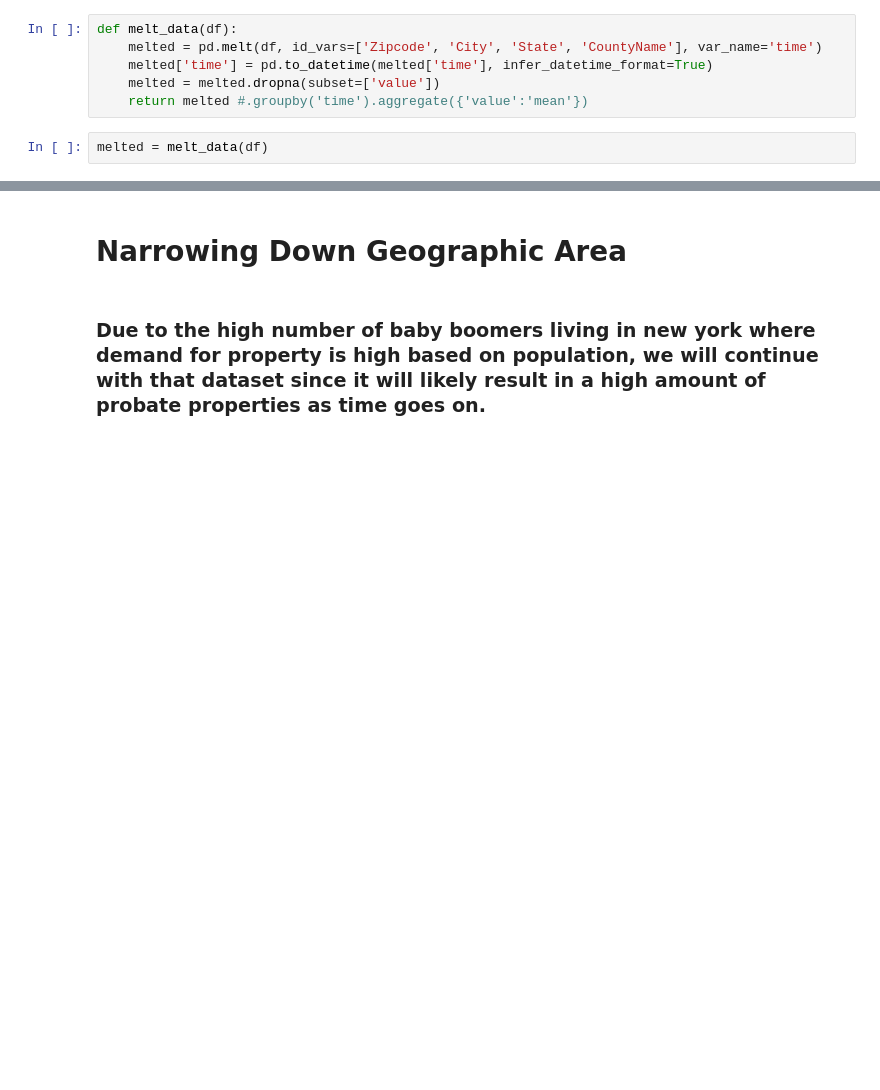
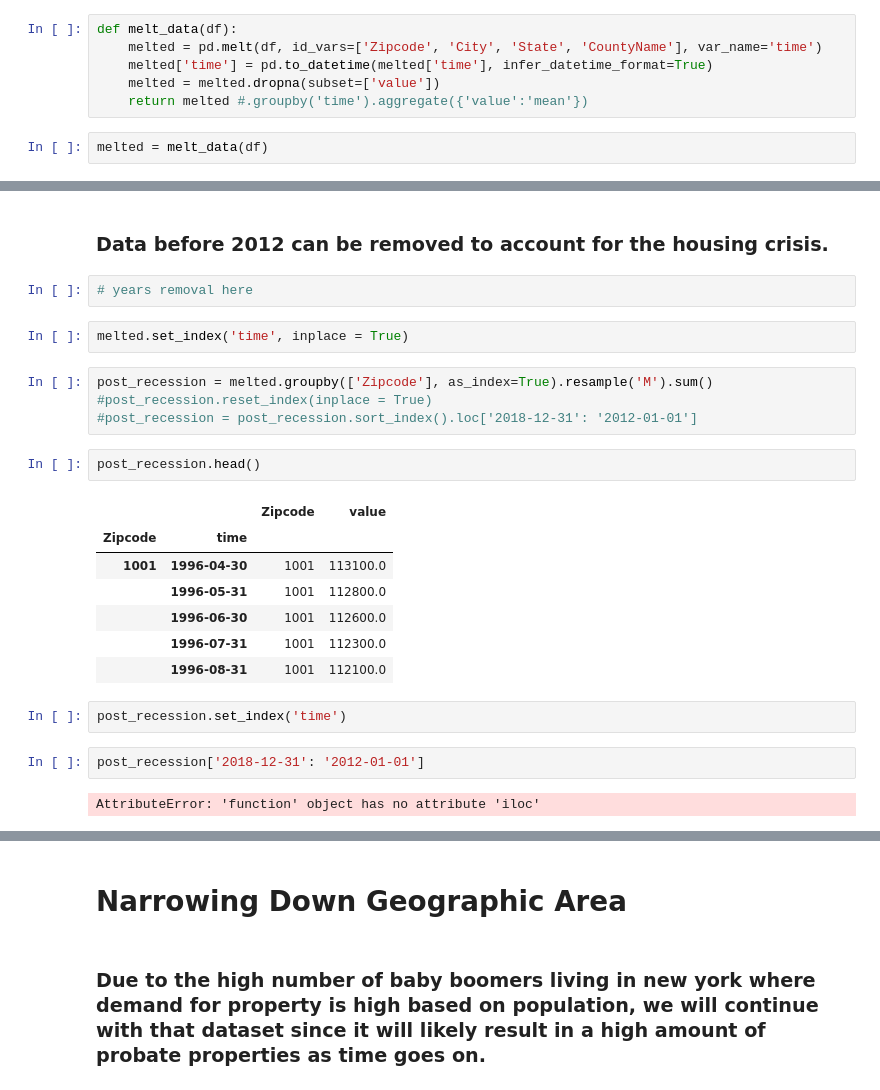
Before and after one commit to learn-co-curriculum/dsc-phase-4-project, a Jupyter notebook: time-series/starter_notebook.ipynb, the cells around one changed output, grey strips where cells are left out. Drawn from its saved outputs; the diff is of its cells as text; blank space fills up the shorter version.

```diff
--- a/time-series/starter_notebook.ipynb
+++ b/time-series/starter_notebook.ipynb
@@ -261,3 +163,29 @@ melted.head()
+# %% [markdown]
+### Data before 2012 can be removed to account for the housing crisis.
+# %%
+# years removal here
+# %%
+melted.set_index('time', inplace = True)
+# %%
+post_recession = melted.groupby(['Zipcode'], as_index=True).resample('M').sum()
+#post_recession.reset_index(inplace = True)
+#post_recession = post_recession.sort_index().loc['2018-12-31': '2012-01-01']
+# %%
+post_recession.head()
+# %% [output]
+|  |  | Zipcode | value |
+| Zipcode | time |  |  |
+| 1001 | 1996-04-30 | 1001 | 113100.0 |
+|  | 1996-05-31 | 1001 | 112800.0 |
+|  | 1996-06-30 | 1001 | 112600.0 |
+|  | 1996-07-31 | 1001 | 112300.0 |
+|  | 1996-08-31 | 1001 | 112100.0 |
+# %%
+post_recession.set_index('time')
+# %%
+post_recession['2018-12-31': '2012-01-01']
+# %% [output]
+AttributeError: 'function' object has no attribute 'iloc'
 # %%
 melted.isna().sum()
 # %% [output]
```
Also changed, not shown: parts of 261 cells of this notebook, 1 other file.
